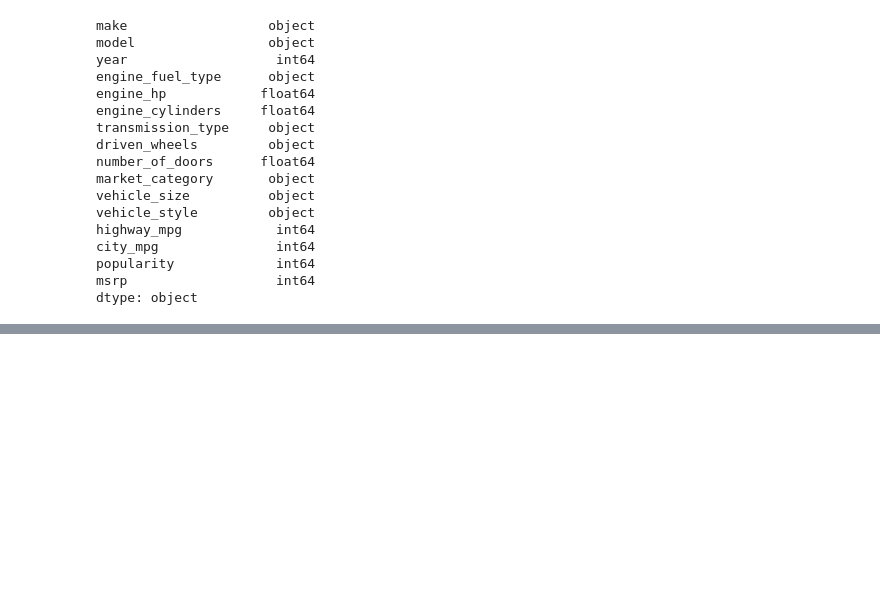
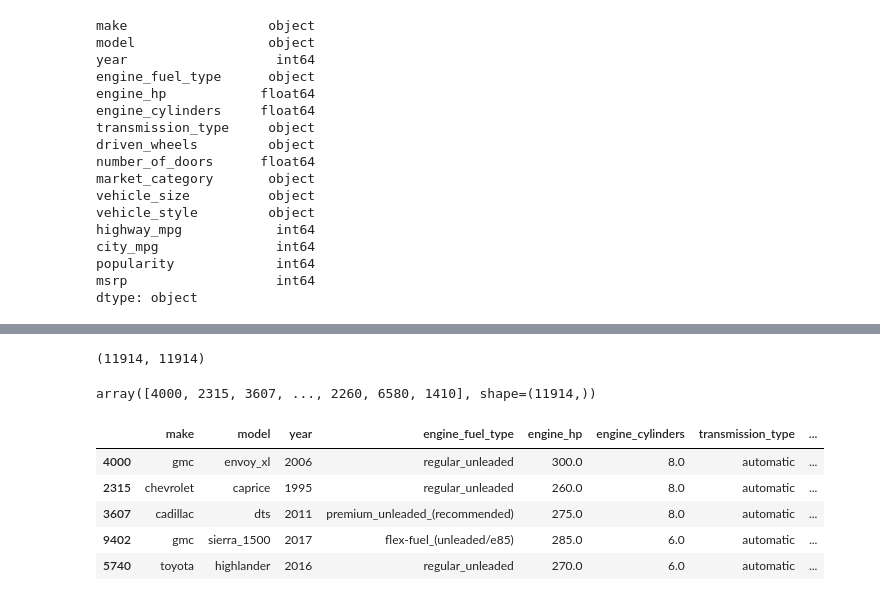
Before and after one commit to Kolinhtetwin/machine_learning_bootcamp, a Jupyter notebook: 02-regression/Untitled.ipynb, the cells around one changed output, grey strips where cells are left out. Cells and saved outputs as stored; diff of their text form; code cells hidden in the pictures; blank space fills up the shorter version.

```diff
--- a/02-regression/Untitled.ipynb
+++ b/02-regression/Untitled.ipynb
@@ -116,0 +200,9 @@ dtype: object
+# %%
+n = len(df)
+n_test = int(len(df)*0.2)
+n_val = int(len(df)*0.2)
+n_train = n - n_val - n_test
+# %%
+n, n_val + n_test + n_train
+# %% [output]
+(11914, 11914)
@@ -116,0 +213,2 @@ dtype: object
+# %%
+idx = np.arange(n)
@@ -116,0 +218,18 @@ dtype: object
+# %%
+idx
+# %% [output]
+array([4000, 2315, 3607, ..., 2260, 6580, 1410], shape=(11914,))
+# %%
+
+df_train = df.iloc[idx[:n_train]]
+df_val = df.iloc[idx[n_train:n_train+n_val]]
+df_test = df.iloc[idx[n_train+n_val:]]
+# %%
+df_train.head()
+# %% [output]
+|  | make | model | year | engine_fuel_type | engine_hp | engine_cylinders | transmission_type | ... |
+| 4000 | gmc | envoy_xl | 2006 | regular_unleaded | 300.0 | 8.0 | automatic | ... |
+| 2315 | chevrolet | caprice | 1995 | regular_unleaded | 260.0 | 8.0 | automatic | ... |
+| 3607 | cadillac | dts | 2011 | premium_unleaded_(recommended) | 275.0 | 8.0 | automatic | ... |
+| 9402 | gmc | sierra_1500 | 2017 | flex-fuel_(unleaded/e85) | 285.0 | 6.0 | automatic | ... |
+| 5740 | toyota | highlander | 2016 | regular_unleaded | 270.0 | 6.0 | automatic | ... |
```
Also changed, not shown: parts of 34 cells of this notebook.
